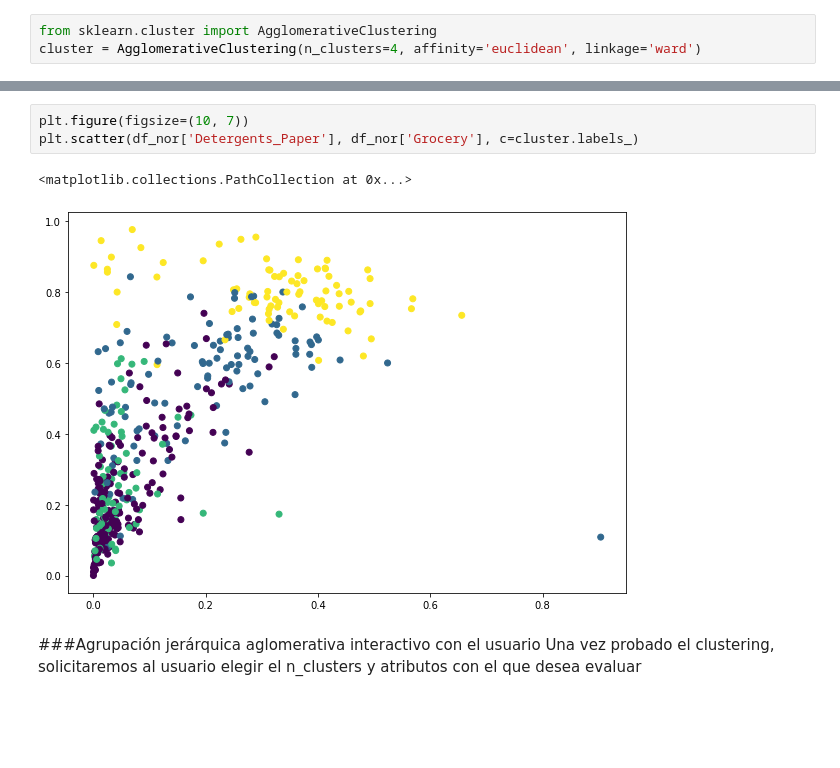
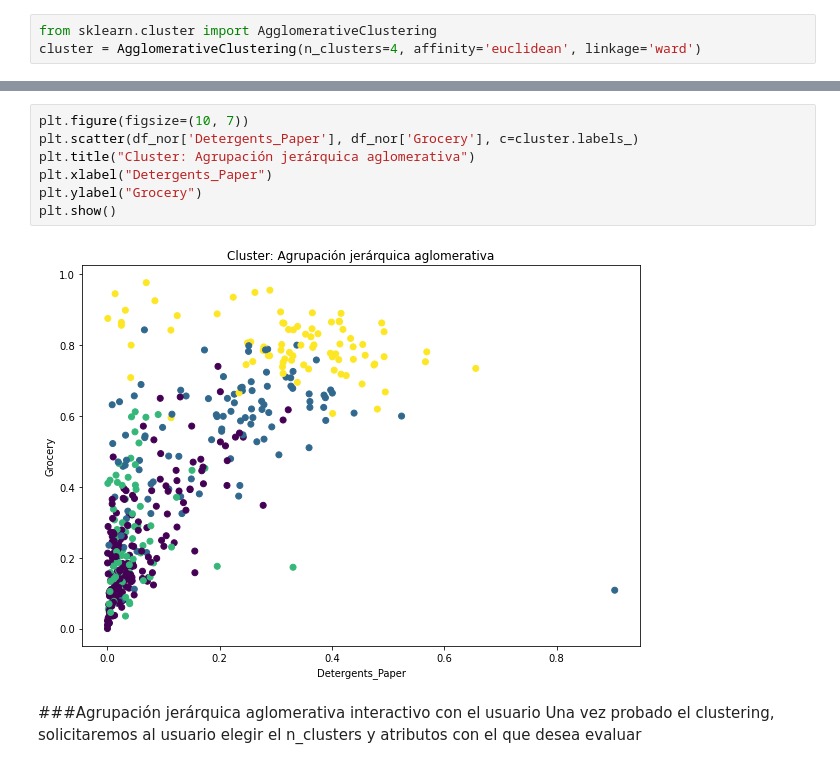
Before and after one commit to RonnyGuevara/Machine-Learning, a Jupyter notebook: TP5/TP5_ML.ipynb, the cells around one changed output, grey strips where cells are left out. Saved outputs shown, nothing was run; the diff lists cells and outputs as text; blank space fills up the shorter version.

```diff
--- a/TP5/TP5_ML.ipynb
+++ b/TP5/TP5_ML.ipynb
@@ -222,9 +223,12 @@ array([1, 1, 1, 2, 0, 1, 0, 1, 1, 3, 3, 0, 0, 0, 0, 0, 3, 1, 0, 0, 0, 2,
 # %%
 plt.figure(figsize=(10, 7))
 plt.scatter(df_nor['Detergents_Paper'], df_nor['Grocery'], c=cluster.labels_)
+plt.title("Cluster: Agrupación jerárquica aglomerativa")
+plt.xlabel("Detergents_Paper")
+plt.ylabel("Grocery")
+plt.show()
 # %% [output]
-<matplotlib.collections.PathCollection at 0x...>
-[figure, old version]
+[figure, new version]
 # %% [markdown]
 ###Agrupación jerárquica aglomerativa interactivo con el usuario
 Una vez probado el clustering, solicitaremos al usuario elegir el n_clusters y atributos con el que desea evaluar
```
Also changed, not shown: parts of 24 cells of this notebook.
